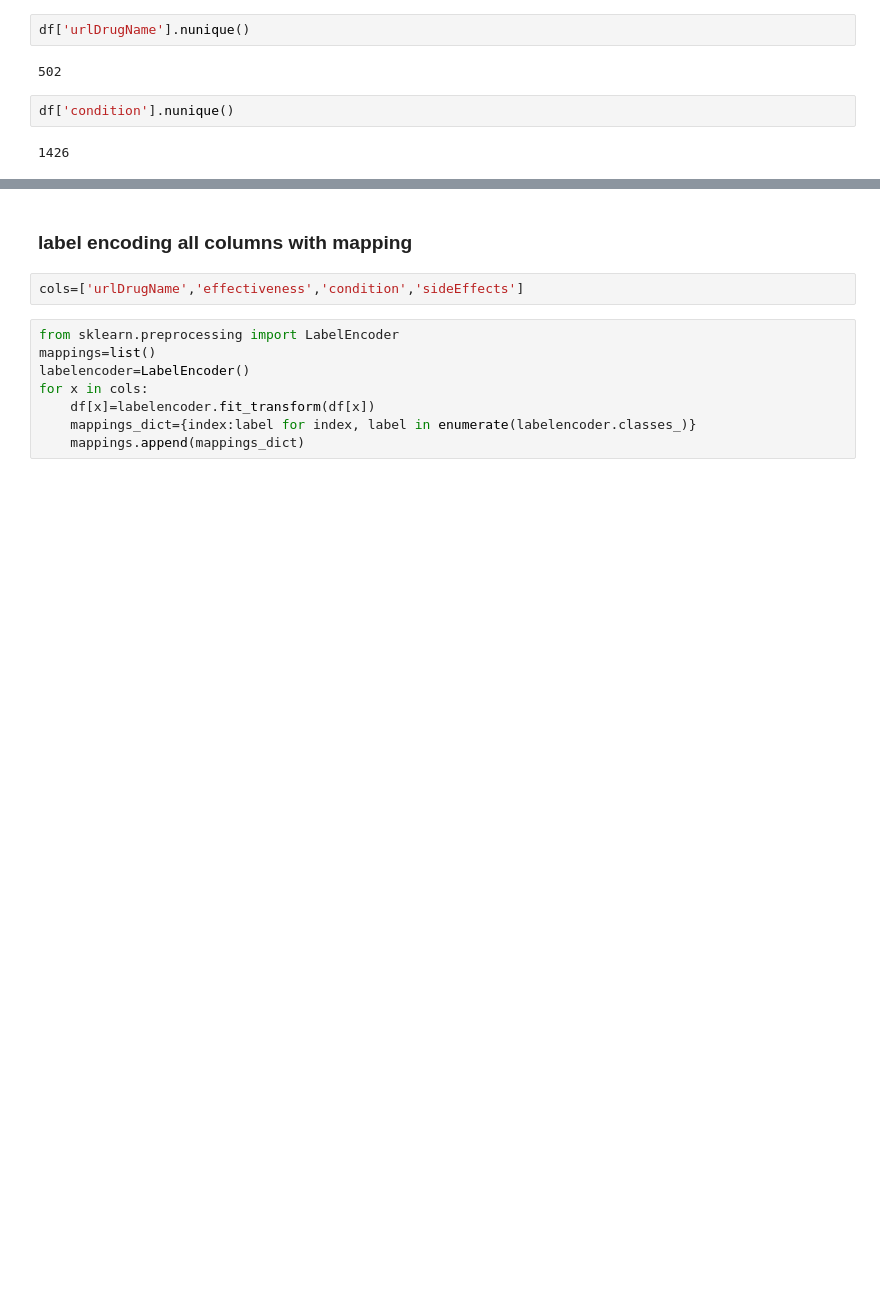
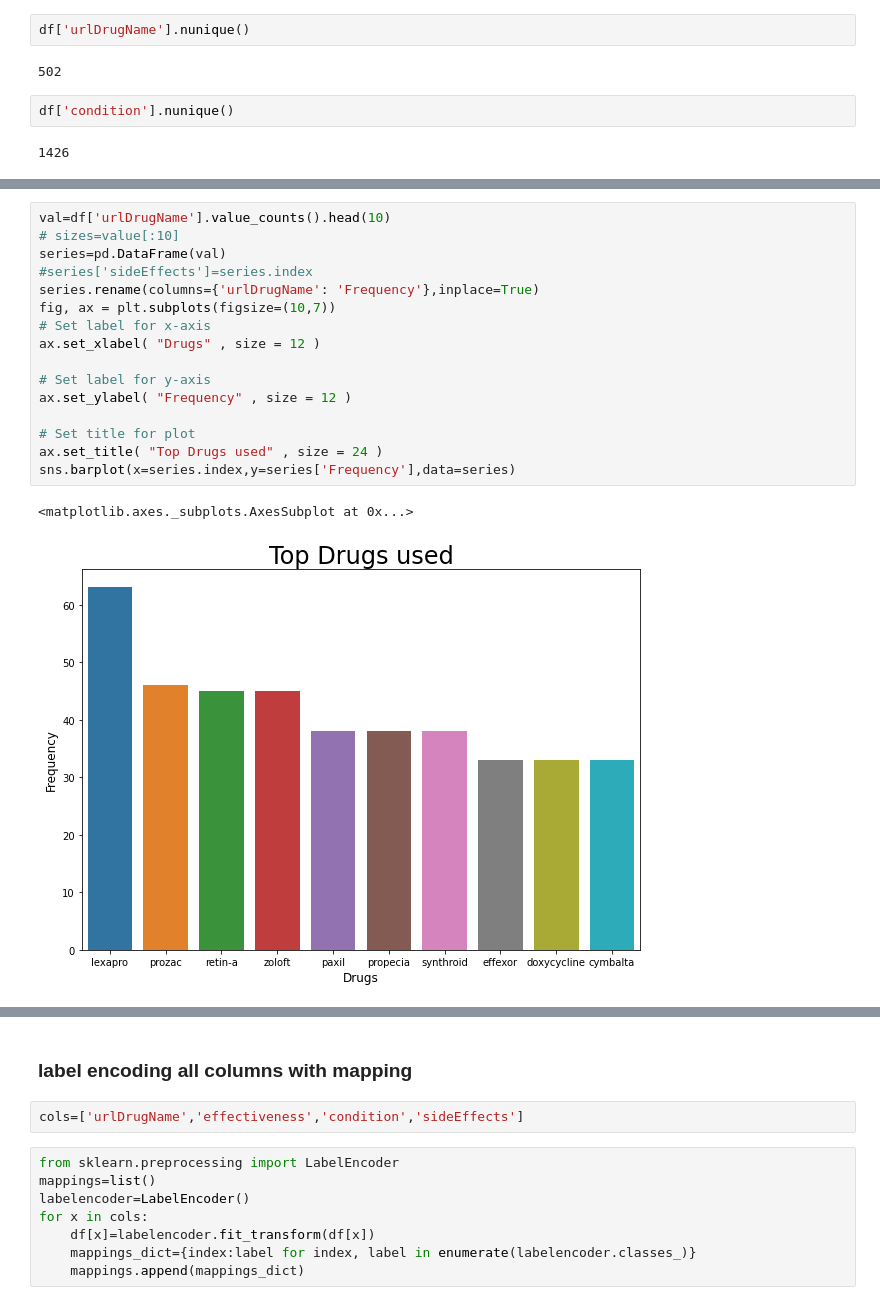
Before and after one commit to vinaym97/TCS-iON-Internship, a Jupyter notebook: side effects of drug original data prediction.ipynb, the cells around one changed output, grey strips where cells are left out. Cells and saved outputs as stored; diff of their text form; blank space fills up the shorter version.

```diff
--- a/side effects of drug original data prediction.ipynb
+++ b/side effects of drug original data prediction.ipynb
@@ -88,0 +139,19 @@ df['condition'].nunique()
+# %%
+val=df['urlDrugName'].value_counts().head(10)
+# sizes=value[:10]
+series=pd.DataFrame(val)
+#series['sideEffects']=series.index
+series.rename(columns={'urlDrugName': 'Frequency'},inplace=True)
+fig, ax = plt.subplots(figsize=(10,7))
+# Set label for x-axis
+ax.set_xlabel( "Drugs" , size = 12 )
+
+# Set label for y-axis
+ax.set_ylabel( "Frequency" , size = 12 )
+
+# Set title for plot
+ax.set_title( "Top Drugs used" , size = 24 )
+sns.barplot(x=series.index,y=series['Frequency'],data=series)
+# %% [output]
+<matplotlib.axes._subplots.AxesSubplot at 0x...>
+[figure, added]
```
Also changed, not shown: parts of 8 cells of this notebook.
